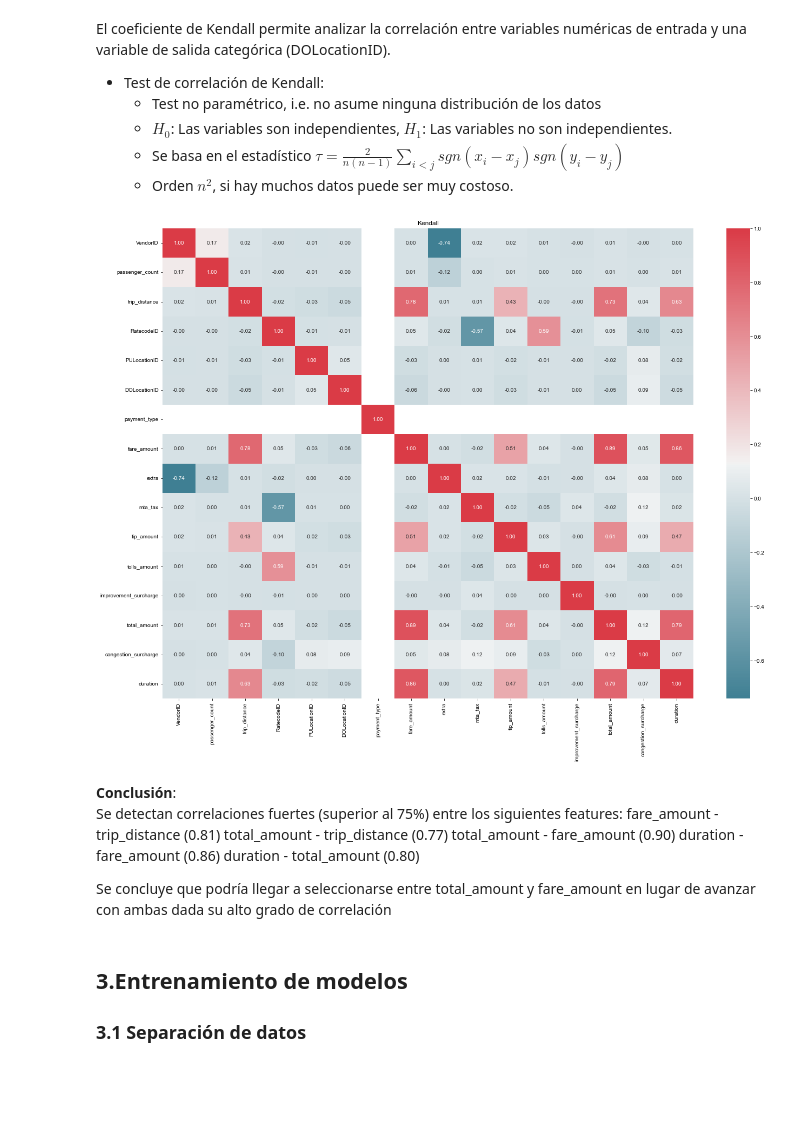
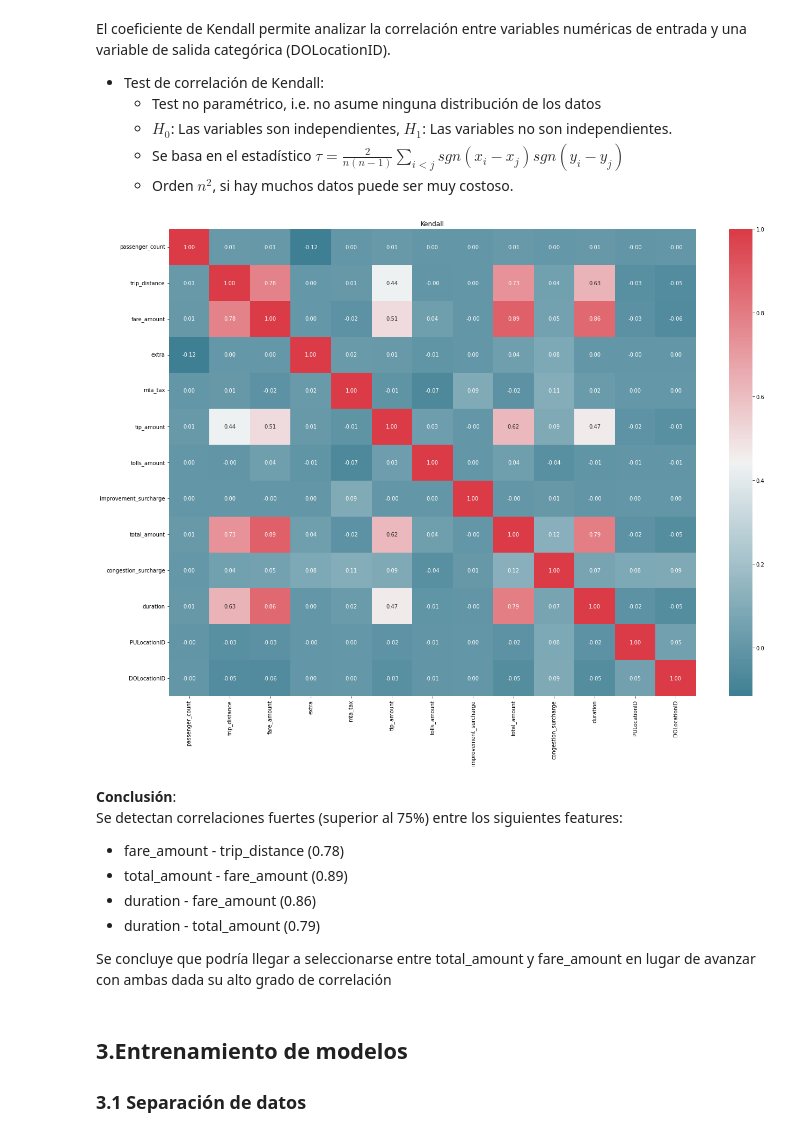
Before and after one commit to santiagobiobot/uba-ia-add-tpfinal, a Jupyter notebook: TP-final-Carlos.ipynb, the cells around one changed output. Drawn from its saved outputs; the diff is of its cells as text; code cells hidden in the pictures; blank space fills up the shorter version.

Commit message:
fix kendall section

```diff
--- a/TP-final-Carlos.ipynb
+++ b/TP-final-Carlos.ipynb
@@ -849,20 +848,23 @@ El coeficiente de Kendall permite analizar la correlación entre variables numé
 # %%
 fig, axes = plt.subplots(1,1,figsize=(22,16))
 
-tau = df.corr(method='kendall')
+#genero un dataframe con los features de interes solamente (X + y)
+kendall_cols = list.copy(feature_cols)
+kendall_cols.append('DOLocationID')
+kendall_df = df[kendall_cols]
+tau = kendall_df.corr(method='kendall')
 axes.set_title("Kendall")
 sns.heatmap(tau, cmap=sns.diverging_palette(220,10,as_cmap=True),annot=True,fmt=".2f")
 sns.set(font_scale=0.9)
 # %% [output]
-[figure, old version]
+[figure, new version]
 # %% [markdown]
 __Conclusión__:
 Se detectan correlaciones fuertes (superior al 75%) entre los siguientes features:
-fare_amount - trip_distance (0.81)
-total_amount - trip_distance (0.77)
-total_amount - fare_amount (0.90)
-duration - fare_amount (0.86)
-duration - total_amount (0.80)
+* fare_amount - trip_distance (0.78)
+* total_amount - fare_amount (0.89)
+* duration - fare_amount (0.86)
+* duration - total_amount (0.79)
 
 Se concluye que podría llegar a seleccionarse entre total_amount y fare_amount en lugar de avanzar con ambas dada su alto grado de correlación
 # %% [markdown]
```
Also changed, not shown: parts of 43 cells of this notebook.
